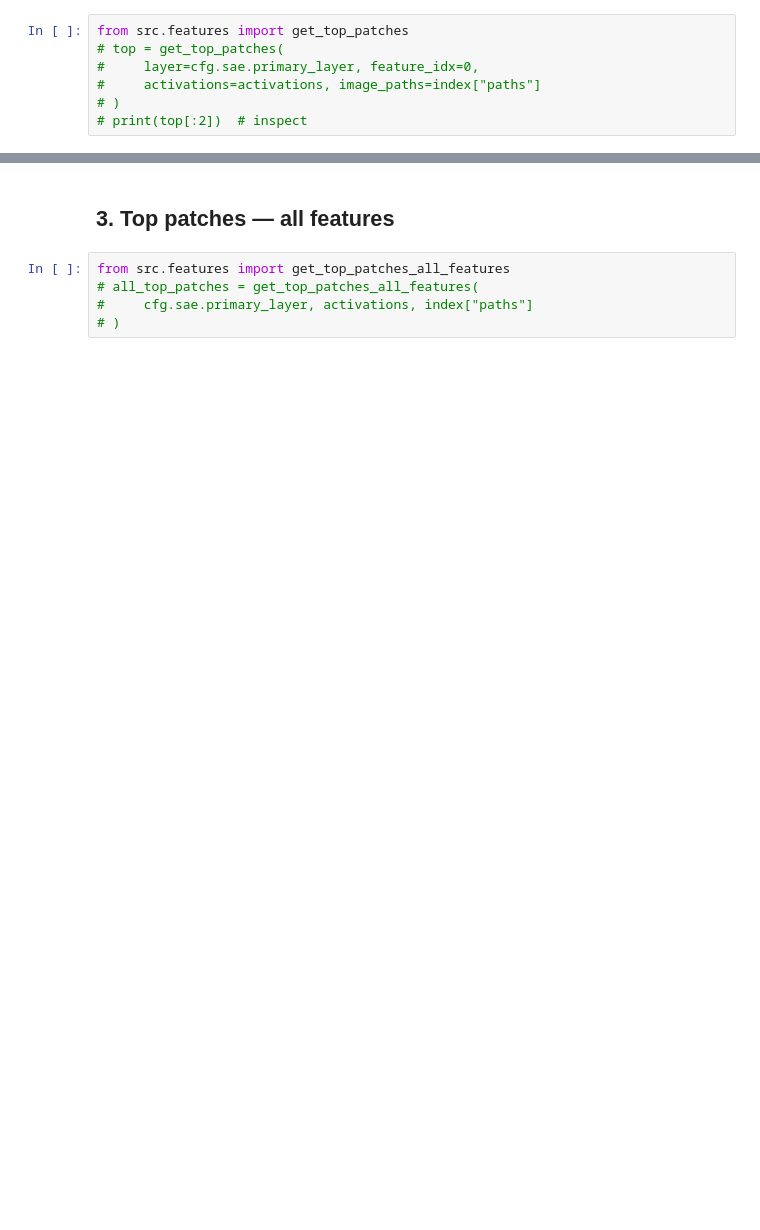
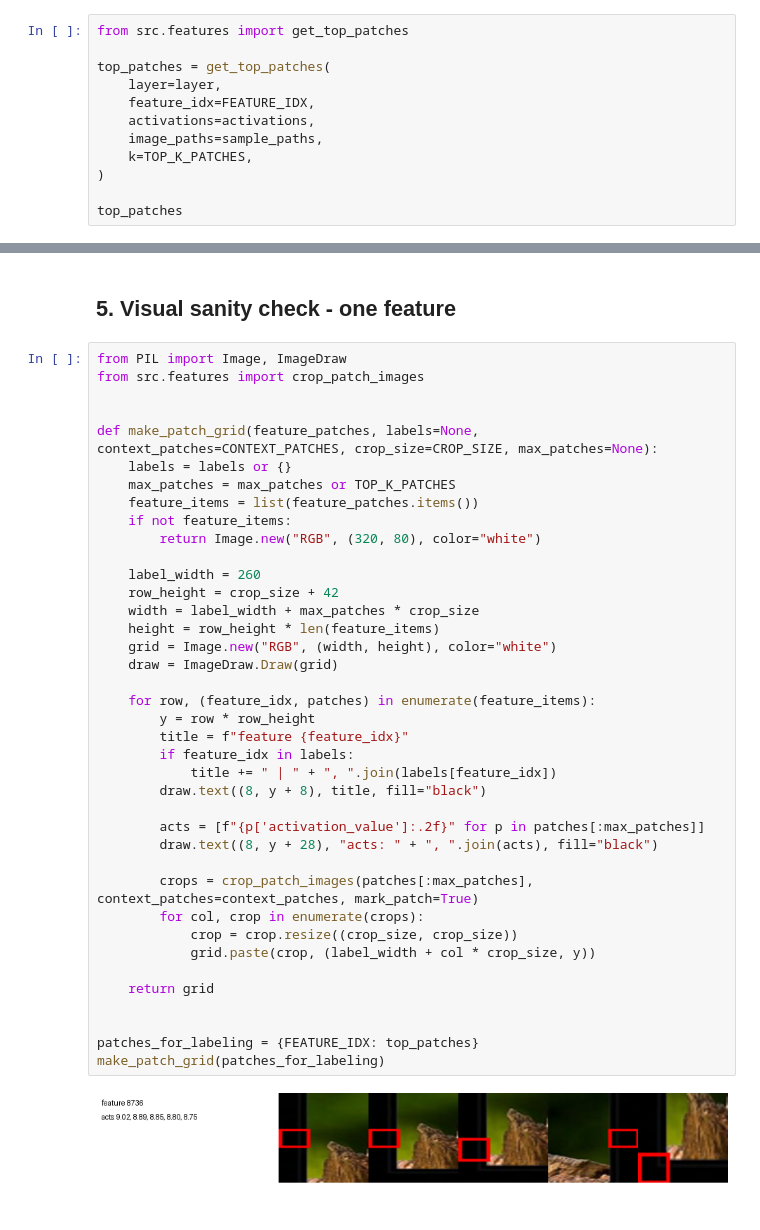
Before and after one commit to kgunWf/Sparse-Feature-Circuits-in-ViTs, a Jupyter notebook: notebooks/02_feature_analysis.ipynb, the cells around one changed output, grey strips where cells are left out. Cells and saved outputs as stored; diff of their text form; blank space fills up the shorter version.

```diff
--- a/notebooks/02_feature_analysis.ipynb
+++ b/notebooks/02_feature_analysis.ipynb
@@ -19,7 +132,12 @@ cfg = get_config()
 # %%
 from src.features import get_top_patches
-# top = get_top_patches(
-#     layer=cfg.sae.primary_layer, feature_idx=0,
-#     activations=activations, image_paths=index["paths"]
-# )
-# print(top[:2])  # inspect
+
+top_patches = get_top_patches(
+    layer=layer,
+    feature_idx=FEATURE_IDX,
+    activations=activations,
+    image_paths=sample_paths,
+    k=TOP_K_PATCHES,
+)
+
+top_patches
@@ -26,7 +162,43 @@ from src.features import get_top_patches
-# %% [markdown]
-## 3. Top patches — all features
-# %%
-from src.features import get_top_patches_all_features
-# all_top_patches = get_top_patches_all_features(
-#     cfg.sae.primary_layer, activations, index["paths"]
-# )
+# %% [markdown]
+## 5. Visual sanity check - one feature
+# %%
+from PIL import Image, ImageDraw
+from src.features import crop_patch_images
+
+
+def make_patch_grid(feature_patches, labels=None, context_patches=CONTEXT_PATCHES, crop_size=CROP_SIZE, max_patches=None):
+    labels = labels or {}
+    max_patches = max_patches or TOP_K_PATCHES
+    feature_items = list(feature_patches.items())
+    if not feature_items:
+        return Image.new("RGB", (320, 80), color="white")
+
+    label_width = 260
+    row_height = crop_size + 42
+    width = label_width + max_patches * crop_size
+    height = row_height * len(feature_items)
+    grid = Image.new("RGB", (width, height), color="white")
+    draw = ImageDraw.Draw(grid)
+
+    for row, (feature_idx, patches) in enumerate(feature_items):
+        y = row * row_height
+        title = f"feature {feature_idx}"
+        if feature_idx in labels:
+            title += " | " + ", ".join(labels[feature_idx])
+        draw.text((8, y + 8), title, fill="black")
+
+        acts = [f"{p['activation_value']:.2f}" for p in patches[:max_patches]]
+        draw.text((8, y + 28), "acts: " + ", ".join(acts), fill="black")
+
+        crops = crop_patch_images(patches[:max_patches], context_patches=context_patches, mark_patch=True)
+        for col, crop in enumerate(crops):
+            crop = crop.resize((crop_size, crop_size))
+            grid.paste(crop, (label_width + col * crop_size, y))
+
+    return grid
+
+
+patches_for_labeling = {FEATURE_IDX: top_patches}
+make_patch_grid(patches_for_labeling)
+# %% [output]
+[figure, added]
```
Also changed, not shown: parts of 26 cells of this notebook, 1 other file.
